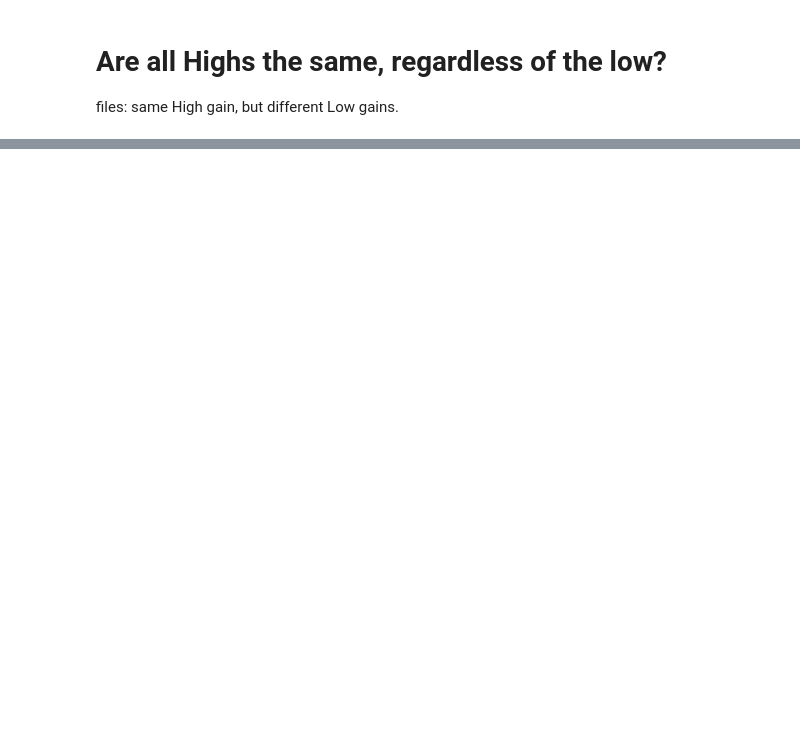
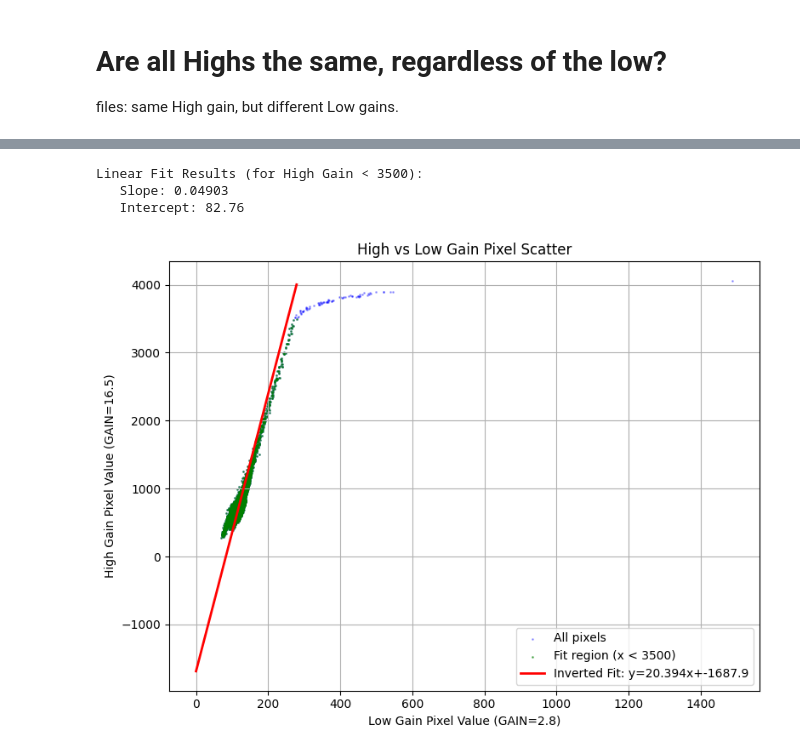
Before and after one commit to Aysikal/Exposure-Time-Calculator, a Jupyter notebook: Highs-and-Lows.ipynb, the cells around one changed output, grey strips where cells are left out. Saved outputs shown, nothing was run; the diff lists cells and outputs as text; code cells hidden in the pictures; blank space fills up the shorter version.

```diff
--- a/Highs-and-Lows.ipynb
+++ b/Highs-and-Lows.ipynb
@@ -389,0 +425,60 @@ plt.show()
+# %%
+import numpy as np
+import matplotlib.pyplot as plt
+from astropy.io import fits
+
+# --- File paths ---
+high_path = r"C:\Users\AYSAN\Desktop\project\INO\ETC\Highs and Lows\r\area92_r_low2.8_high16.5_2025_10_08_2x2_exp00.00.10.000_000001_High_1.fit"
+low_path  = r"C:\Users\AYSAN\Desktop\project\INO\ETC\Highs and Lows\r\area92_r_low2.8_high16.5_2025_10_08_2x2_exp00.00.10.000_000001_Low_1.fit"
+
+# --- Read data and headers ---
+high_data = fits.getdata(high_path)
+low_data  = fits.getdata(low_path)
+high_header = fits.getheader(high_path)
+low_header  = fits.getheader(low_path)
+
+# --- Extract gain values ---
+high_gain_value = high_header.get('GAIN', 'Unknown')
+low_gain_value  = low_header.get('GAIN', 'Unknown')
+
+# --- Flatten and clean ---
+mask = np.isfinite(high_data) & np.isfinite(low_data)
+high_valid = high_data[mask].flatten()
+low_valid  = low_data[mask].flatten()
+
+# --- Select linear region: x < 3500 (High Gain < 3500) ---
+linear_mask = high_valid < 3500
+x_fit = high_valid[linear_mask]
+y_fit = low_valid[linear_mask]
+
+# --- Fit line (y = m*x + c) ---
+slope, intercept = np.polyfit(x_fit, y_fit, 1)
+
+print(f"Linear Fit Results (for High Gain < 3500):")
+print(f"   Slope: {slope:.5f}")
+print(f"   Intercept: {intercept:.2f}")
+
+# --- Invert the fit: express High as a function of Low ---
+inv_slope = 1 / slope
+inv_intercept = -intercept / slope
+
+# --- Plot with swapped axes ---
+plt.figure(figsize=(8, 6))
+plt.scatter(low_valid, high_valid, s=1, alpha=0.3, color='blue', label='All pixels')
+plt.scatter(y_fit, x_fit, s=1, alpha=0.5, color='green', label='Fit region (x < 3500)')
+plt.plot(np.linspace(0, max(y_fit), 500),
+         np.polyval([inv_slope, inv_intercept], np.linspace(0, max(y_fit), 500)),
+         color='red', linewidth=2,
+         label=f'Inverted Fit: y={inv_slope:.3f}x+{inv_intercept:.1f}')
+plt.xlabel(f'Low Gain Pixel Value (GAIN={low_gain_value})')
+plt.ylabel(f'High Gain Pixel Value (GAIN={high_gain_value})')
+plt.title('High vs Low Gain Pixel Scatter')
+plt.legend()
+plt.grid(True)
+plt.tight_layout()
+plt.show()
+# %% [output]
+Linear Fit Results (for High Gain < 3500):
+   Slope: 0.04903
+   Intercept: 82.76
+[figure, added]
```
Also changed, not shown: parts of 13 cells of this notebook, 17 other files.
